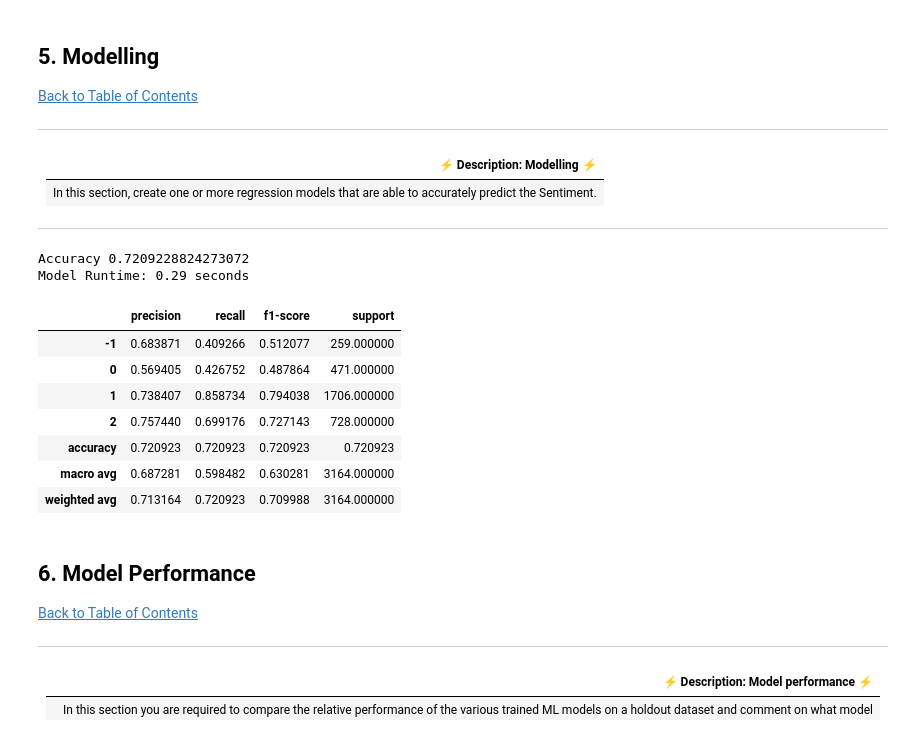
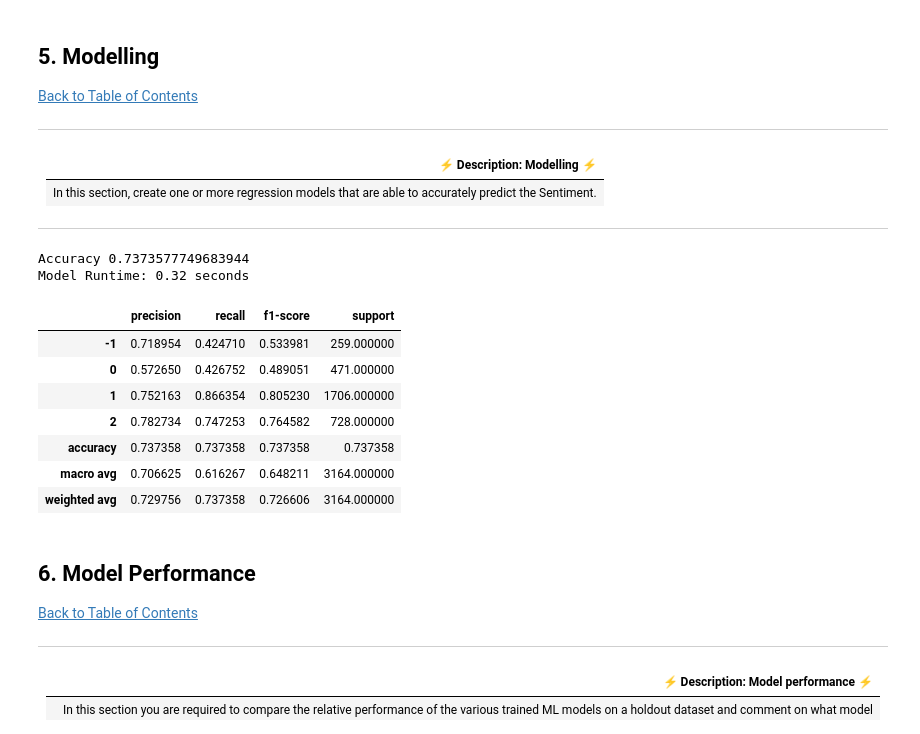
Before and after one commit to TEAMCBB3Classificationpredict/predict-notebook, a Jupyter notebook: EDSA CLIMATE NOTEBOOK.ipynb, the cells around one changed output. Cells and saved outputs as stored; diff of their text form; code cells hidden in the pictures.

```diff
--- a/EDSA CLIMATE NOTEBOOK.ipynb
+++ b/EDSA CLIMATE NOTEBOOK.ipynb
@@ -939,36 +925,36 @@ df_test['pos_tags'] = df_test['stopwords_removed'].apply(nltk.tag.pos_tag)
 ---
 # %%
 # Seperate features and tagret variables
-y = df['sentiment']
-X = df['message']
+y = train['sentiment']
+X = train['message']
 # %%
 vectorizer = TfidfVectorizer(ngram_range=(1,2), min_df=2, stop_words="english")
 X_vectorized = vectorizer.fit_transform(X)
 # %%
 # Split the train data to create validation dataset
-X_train,X_val,y_train,y_val = train_test_split(X_vectorized,y,test_size=0.20,shuffle=True, stratify=y, random_state=42)
+X_train,X_test,y_train,y_test = train_test_split(X_vectorized,y,test_size=0.20,shuffle=True, stratify=y, random_state=42)
 # %%
 modelstart = time.time()
 logreg = LogisticRegression(C=1000, multi_class='ovr', solver='saga', random_state=42, max_iter=10)
 logreg.fit(X_train, y_train)
-y_pred = logreg.predict(X_val)
-logreg_f1 = round(f1_score(y_val, y_pred, average='weighted'),2)
-print('Accuracy %s' % accuracy_score(y_pred, y_val))
+y_pred = logreg.predict(X_test)
+logreg_f1 = round(f1_score(y_test, y_pred, average='weighted'),2)
+print('Accuracy %s' % accuracy_score(y_pred, y_test))
 print("Model Runtime: %0.2f seconds"%((time.time() - modelstart)))
-report = classification_report(y_val, y_pred, output_dict=True)
+report = classification_report(y_test, y_pred, output_dict=True)
 results = pd.DataFrame(report).transpose()
 results
 # %% [output]
-Accuracy 0.7209228824273072
-Model Runtime: 0.29 seconds
+Accuracy 0.7373577749683944
+Model Runtime: 0.32 seconds
 |  | precision | recall | f1-score | support |
-| -1 | 0.683871 | 0.409266 | 0.512077 | 259.000000 |
-| 0 | 0.569405 | 0.426752 | 0.487864 | 471.000000 |
-| 1 | 0.738407 | 0.858734 | 0.794038 | 1706.000000 |
-| 2 | 0.757440 | 0.699176 | 0.727143 | 728.000000 |
-| accuracy | 0.720923 | 0.720923 | 0.720923 | 0.720923 |
-| macro avg | 0.687281 | 0.598482 | 0.630281 | 3164.000000 |
-| weighted avg | 0.713164 | 0.720923 | 0.709988 | 3164.000000 |
+| -1 | 0.718954 | 0.424710 | 0.533981 | 259.000000 |
+| 0 | 0.572650 | 0.426752 | 0.489051 | 471.000000 |
+| 1 | 0.752163 | 0.866354 | 0.805230 | 1706.000000 |
+| 2 | 0.782734 | 0.747253 | 0.764582 | 728.000000 |
+| accuracy | 0.737358 | 0.737358 | 0.737358 | 0.737358 |
+| macro avg | 0.706625 | 0.616267 | 0.648211 | 3164.000000 |
+| weighted avg | 0.729756 | 0.737358 | 0.726606 | 3164.000000 |
 # %%
 test_df = test['message']
 test_dfvec = vectorizer.transform(test_df)
```
Also changed, not shown: parts of 23 cells of this notebook.
